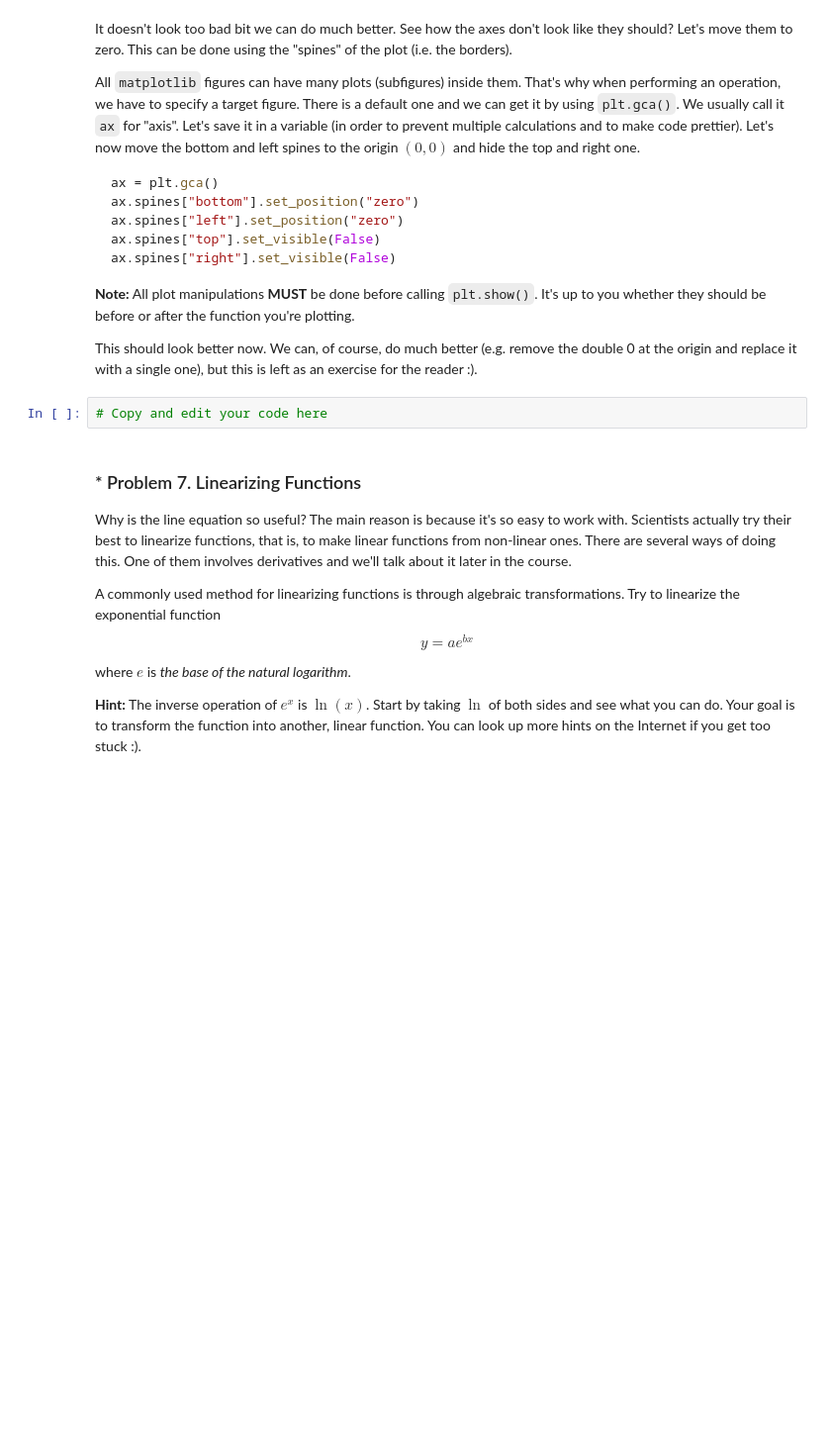
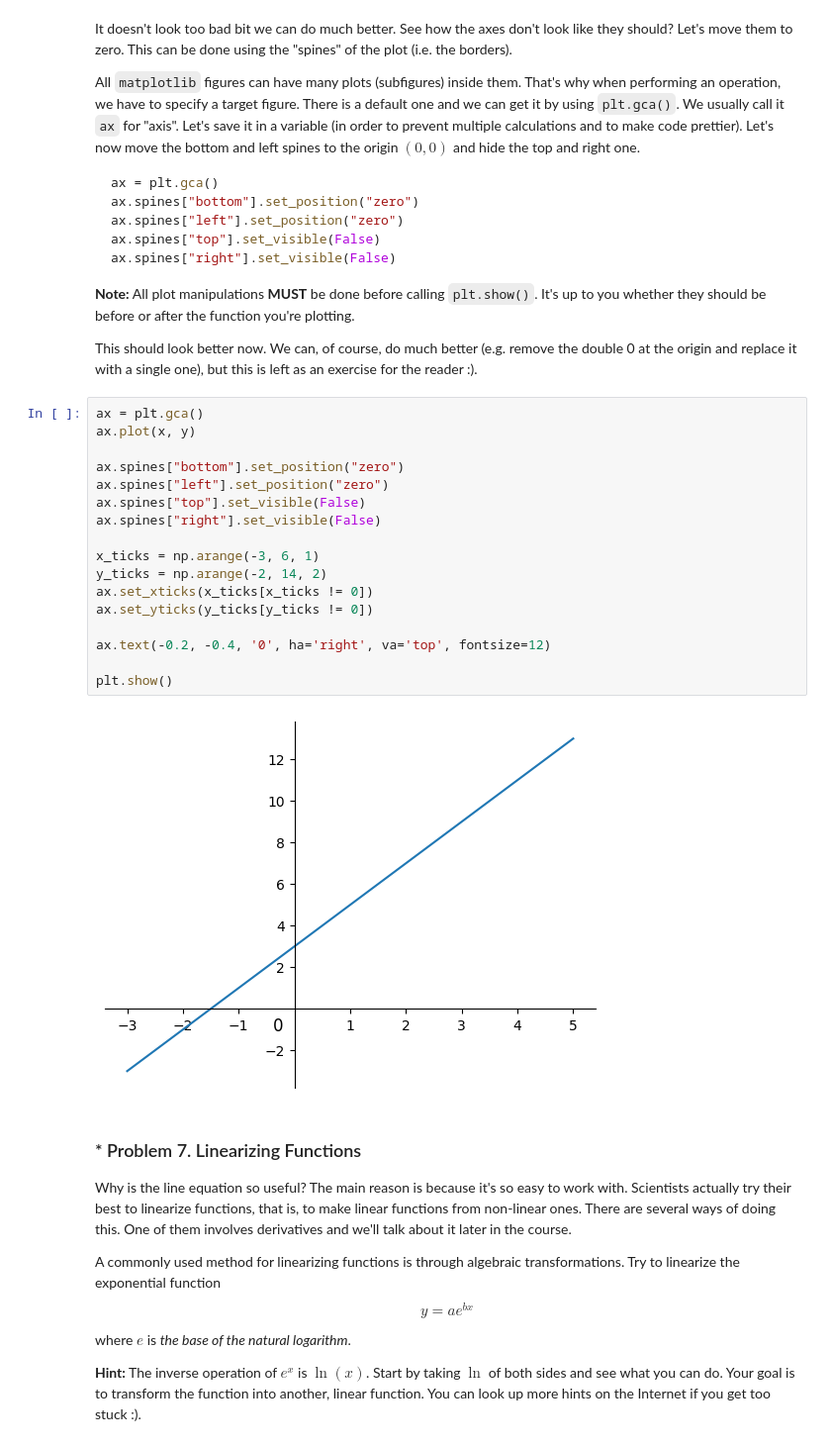
Before and after one commit to VladoDev03/math-concepts-for-developers-softuni, a Jupyter notebook: 01-high-school-maths/High-School Maths Exercise.ipynb, the cells around one changed output. Shown at 99% size. Saved outputs shown, nothing was run; the diff lists cells and outputs as text; blank space fills up the shorter version.

```diff
--- a/01-high-school-maths/High-School Maths Exercise.ipynb
+++ b/01-high-school-maths/High-School Maths Exercise.ipynb
@@ -554,7 +698,24 @@ ax.spines["right"].set_visible(False)
 
 This should look better now. We can, of course, do much better (e.g. remove the double 0 at the origin and replace it with a single one), but this is left as an exercise for the reader :).
 # %%
-# Copy and edit your code here
+ax = plt.gca()
+ax.plot(x, y)
+
+ax.spines["bottom"].set_position("zero")
+ax.spines["left"].set_position("zero")
+ax.spines["top"].set_visible(False)
+ax.spines["right"].set_visible(False)
+
+x_ticks = np.arange(-3, 6, 1)
+y_ticks = np.arange(-2, 14, 2)
+ax.set_xticks(x_ticks[x_ticks != 0])
+ax.set_yticks(y_ticks[y_ticks != 0])
+
+ax.text(-0.2, -0.4, '0', ha='right', va='top', fontsize=12)
+
+plt.show()
+# %% [output]
+[figure, added]
 # %% [markdown]
 ### * Problem 7. Linearizing Functions
 Why is the line equation so useful? The main reason is because it's so easy to work with. Scientists actually try their best to linearize functions, that is, to make linear functions from non-linear ones. There are several ways of doing this. One of them involves derivatives and we'll talk about it later in the course.
```
Also changed, not shown: parts of 27 cells of this notebook.
